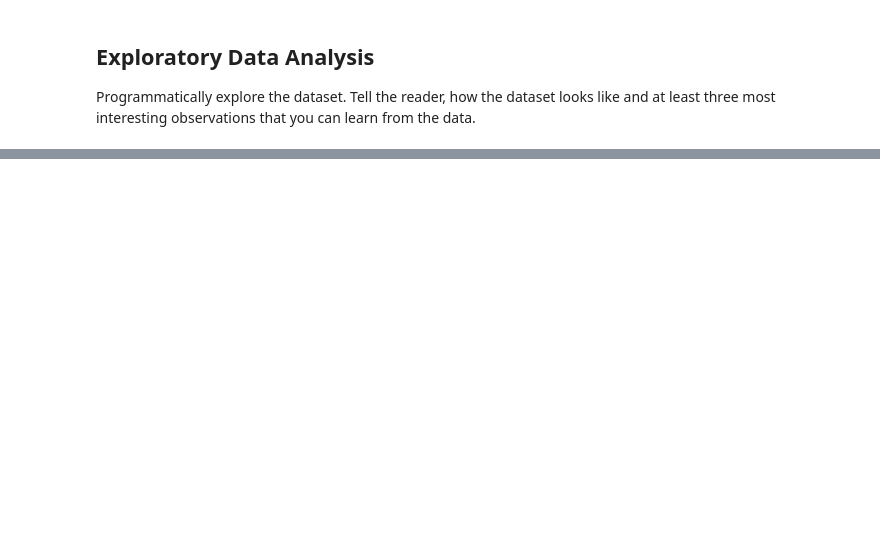
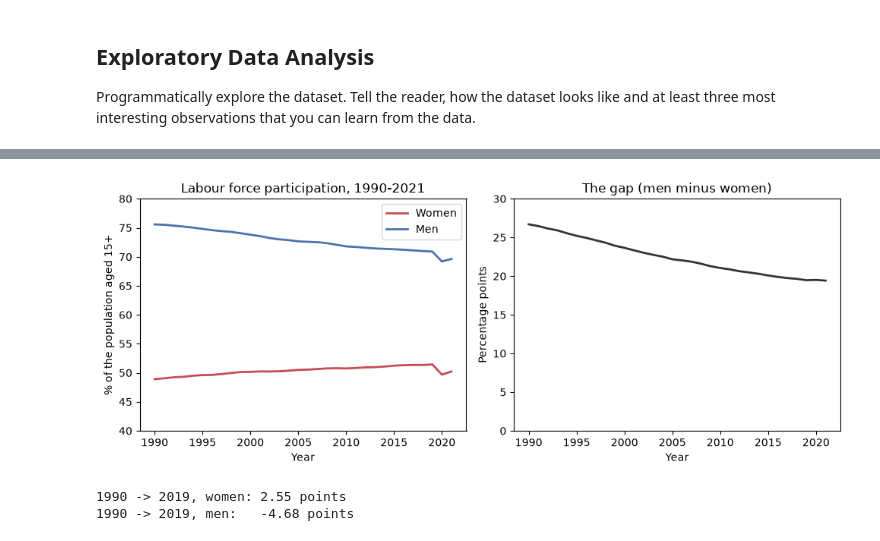
Before and after one commit to Trista-xx/SFDS_assignment, a Jupyter notebook: 202516801504_CSCU9M3_TheAssignment_Aut26.ipynb, the cells around one changed output, grey strips where cells are left out. Drawn from its saved outputs; the diff is of its cells as text; code cells hidden in the pictures; blank space fills up the shorter version.

```diff
--- a/202516801504_CSCU9M3_TheAssignment_Aut26.ipynb
+++ b/202516801504_CSCU9M3_TheAssignment_Aut26.ipynb
@@ -154,0 +212,33 @@ Programmatically explore the dataset. Tell the reader, how the dataset looks lik
+# %%
+global_trend = data.groupby("Year")[["SL.TLF.CACT.FE.ZS", "SL.TLF.CACT.MA.ZS", "LFPR_gap"]].mean()
+
+fig, (ax1, ax2) = plt.subplots(1, 2, figsize=(10, 4))
+
+# left: the two rates over time
+ax1.plot(global_trend.index, global_trend["SL.TLF.CACT.FE.ZS"], color="#c44e52", linewidth=2, label="Women")
+ax1.plot(global_trend.index, global_trend["SL.TLF.CACT.MA.ZS"], color="#4c72b0", linewidth=2, label="Men")
+ax1.set_title("Labour force participation, 1990-2021")
+ax1.set_xlabel("Year")
+ax1.set_ylabel("% of the population aged 15+")
+ax1.set_ylim(40, 80)
+ax1.legend()
+
+# right: the gap between them
+ax2.plot(global_trend.index, global_trend["LFPR_gap"], color="#333333", linewidth=2)
+ax2.set_title("The gap (men minus women)")
+ax2.set_xlabel("Year")
+ax2.set_ylabel("Percentage points")
+ax2.set_ylim(0, 30)
+
+plt.tight_layout()
+plt.show()
+
+# how much of the change came from women and how much from men?
+change_women = global_trend.loc[2019, "SL.TLF.CACT.FE.ZS"] - global_trend.loc[1990, "SL.TLF.CACT.FE.ZS"]
+change_men = global_trend.loc[2019, "SL.TLF.CACT.MA.ZS"] - global_trend.loc[1990, "SL.TLF.CACT.MA.ZS"]
+print("1990 -> 2019, women:", round(change_women, 2), "points")
+print("1990 -> 2019, men:  ", round(change_men, 2), "points")
+# %% [output]
+[figure, added]
+1990 -> 2019, women: 2.55 points
+1990 -> 2019, men:   -4.68 points
```
Also changed, not shown: parts of 44 cells of this notebook.
